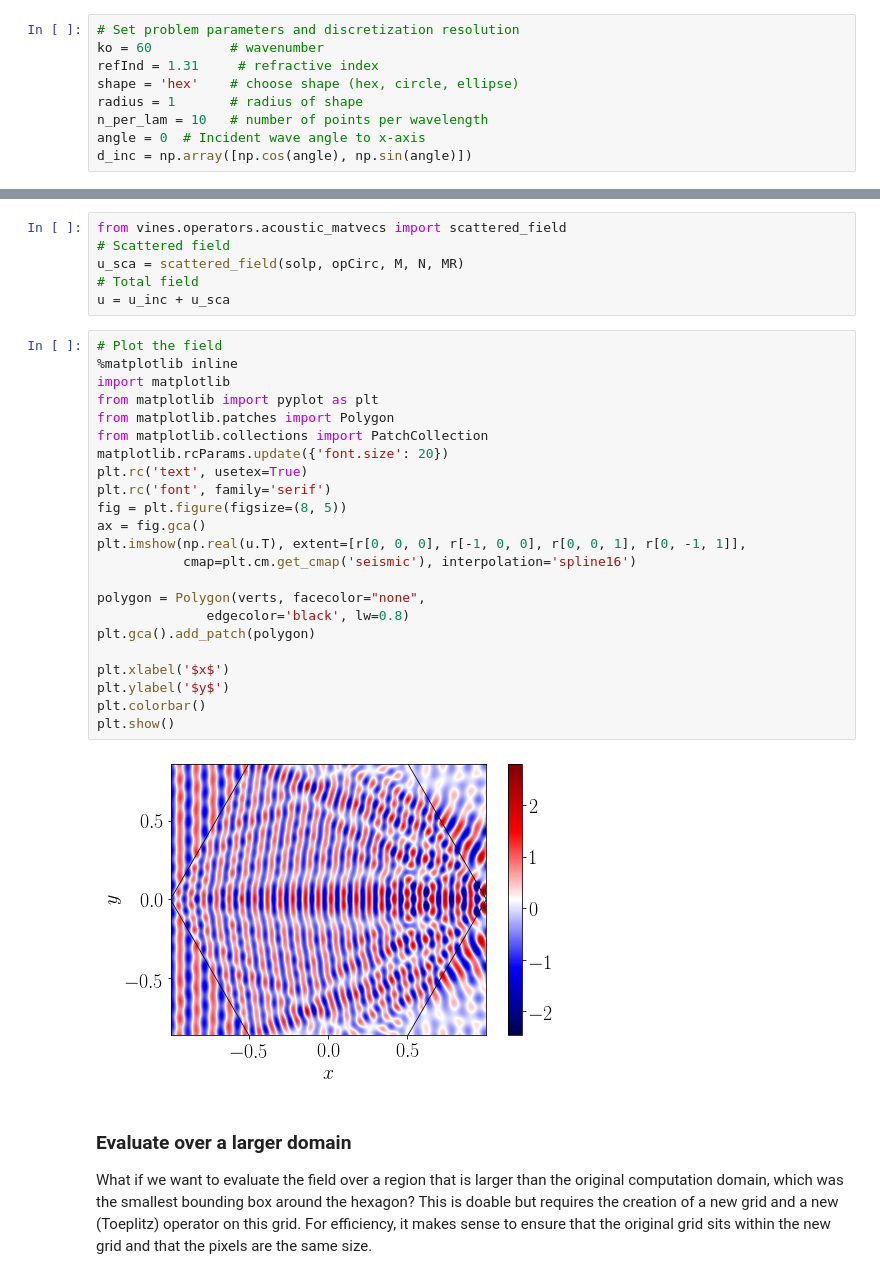
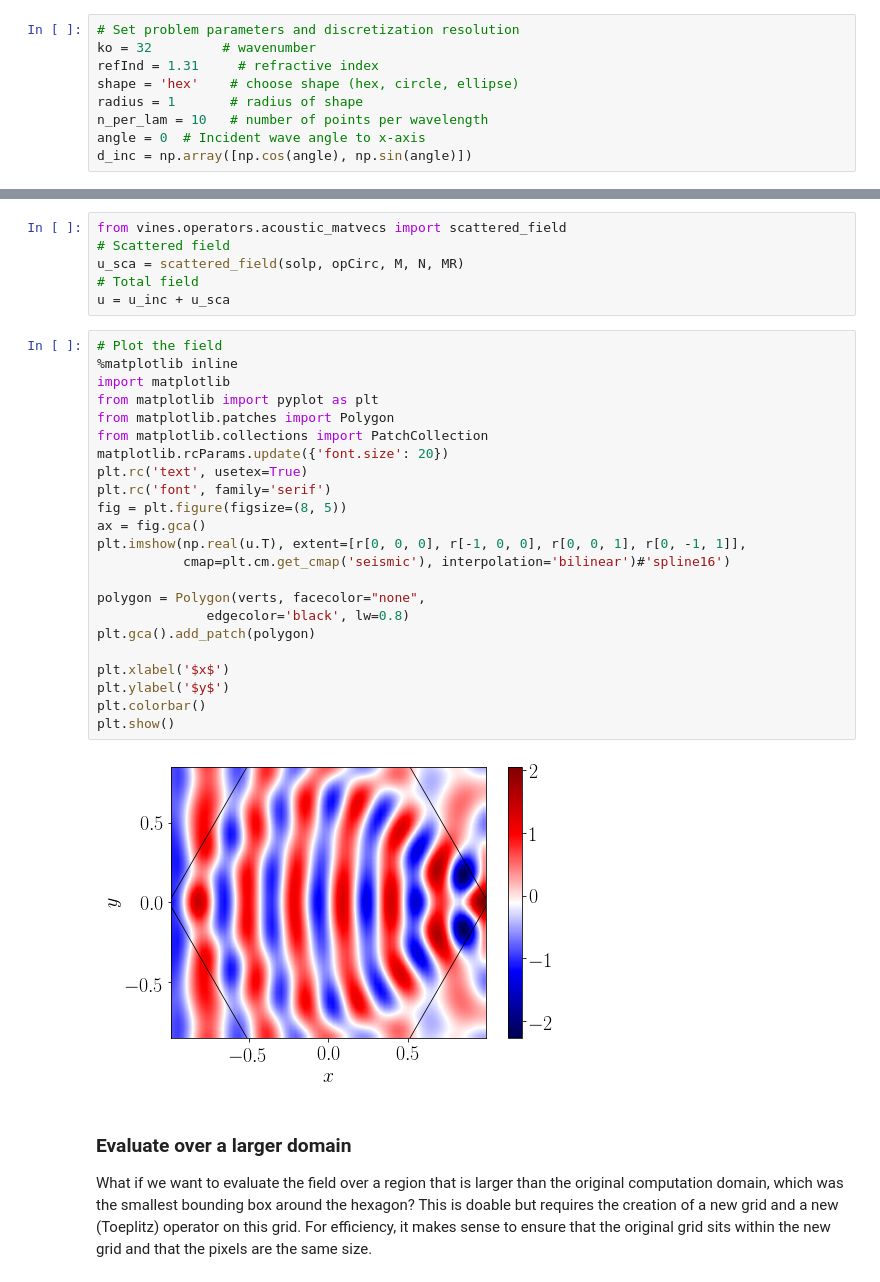
Before and after one commit to samuelpgroth/vines, a Jupyter notebook: demo/acoustics/demo1_far_field_for_hexagon.ipynb, the cells around one changed output, grey strips where cells are left out. Cells and saved outputs as stored; diff of their text form.

```diff
--- a/demo/acoustics/demo1_far_field_for_hexagon.ipynb
+++ b/demo/acoustics/demo1_far_field_for_hexagon.ipynb
@@ -41,7 +41,7 @@ $$
 $$
 # %%
 # Set problem parameters and discretization resolution
-ko = 60          # wavenumber
+ko = 32         # wavenumber
 refInd = 1.31     # refractive index
 shape = 'hex'    # choose shape (hex, circle, ellipse)
 radius = 1       # radius of shape
@@ -123,28 +127,28 @@ u = u_inc + u_sca
 # %%
 # Plot the field
 %matplotlib inline
 import matplotlib
 from matplotlib import pyplot as plt
 from matplotlib.patches import Polygon
 from matplotlib.collections import PatchCollection
 matplotlib.rcParams.update({'font.size': 20})
 plt.rc('text', usetex=True)
 plt.rc('font', family='serif')
 fig = plt.figure(figsize=(8, 5))
 ax = fig.gca()
 plt.imshow(np.real(u.T), extent=[r[0, 0, 0], r[-1, 0, 0], r[0, 0, 1], r[0, -1, 1]],
-           cmap=plt.cm.get_cmap('seismic'), interpolation='spline16')
+           cmap=plt.cm.get_cmap('seismic'), interpolation='bilinear')#'spline16')
 
 polygon = Polygon(verts, facecolor="none",
               edgecolor='black', lw=0.8)
 plt.gca().add_patch(polygon)
 
 plt.xlabel('$x$')
 plt.ylabel('$y$')
 plt.colorbar()
 plt.show()
 # %% [output]
-[figure, old version]
+[figure, new version]
 # %% [markdown]
 ### Evaluate over a larger domain
 What if we want to evaluate the field over a region that is larger than the original computation domain, which was the smallest bounding box around the hexagon? This is doable but requires the creation of a new grid and a new (Toeplitz) operator on this grid. For efficiency, it makes sense to ensure that the original grid sits within the new grid and that the pixels are the same size.
```
Also changed, not shown: parts of 10 cells of this notebook, 14 other files.
